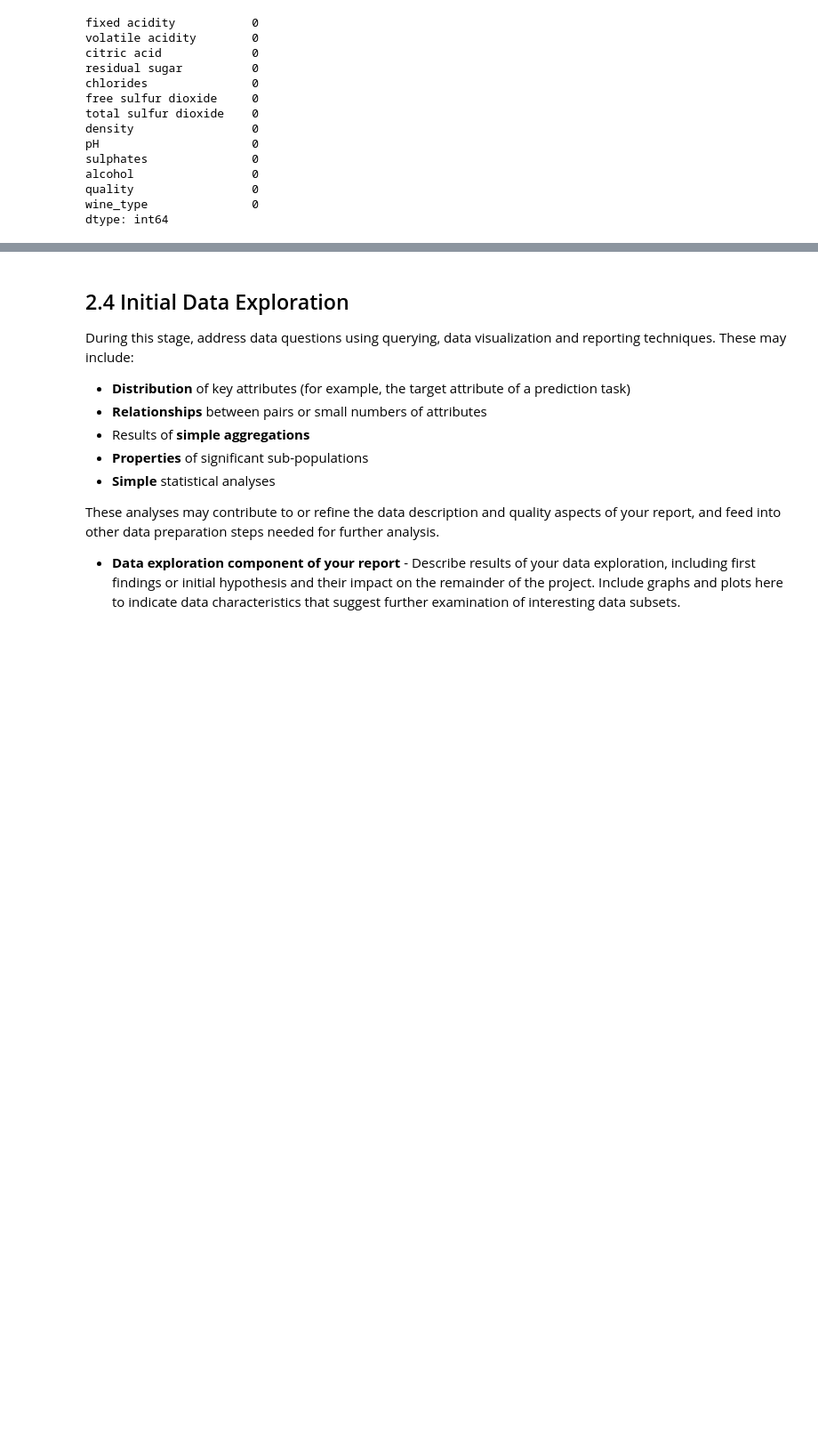
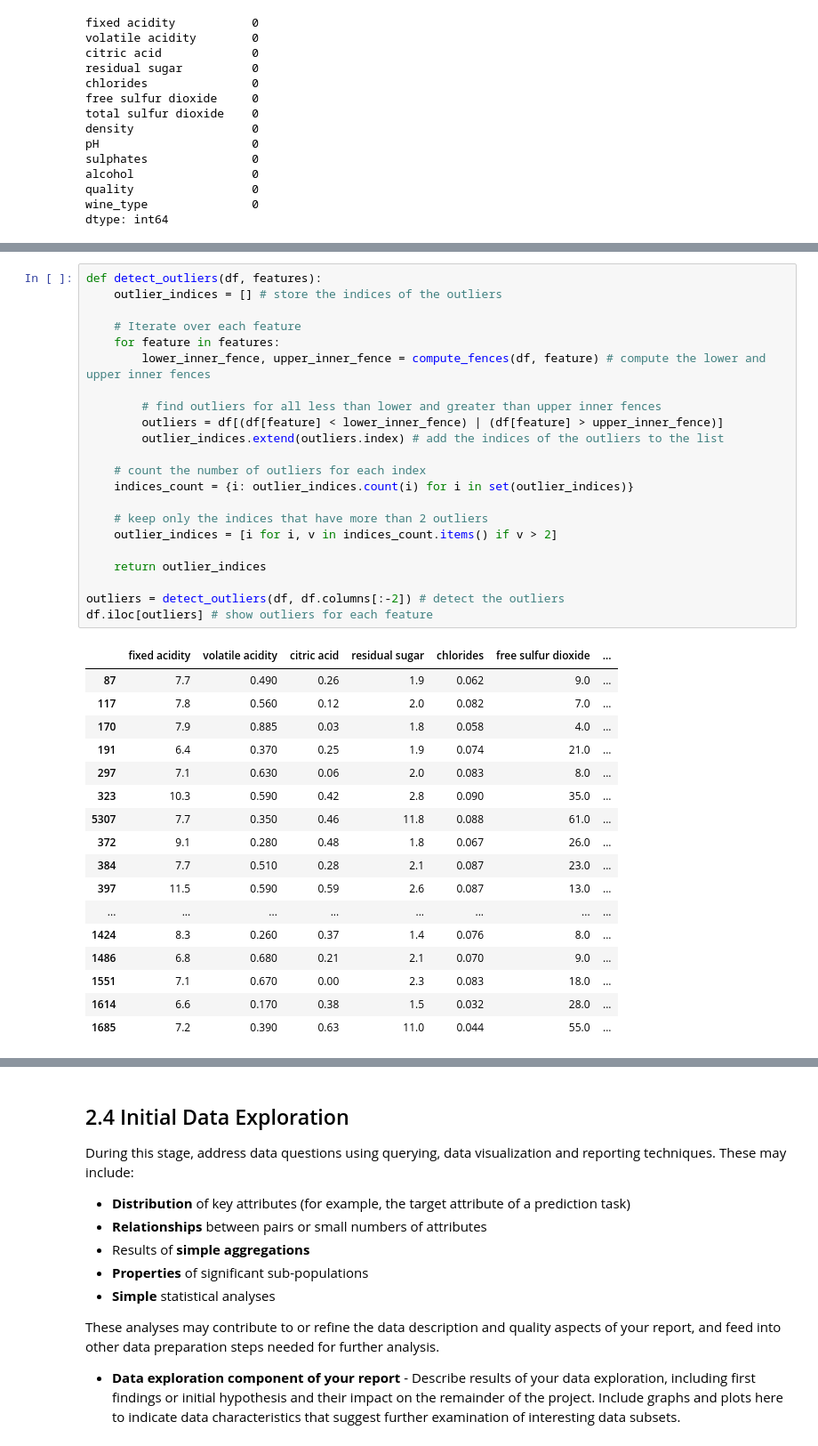
Before and after one commit to Arifuzzaman-Munaf/Predictive-Analysis-using-ML-algorithms, a Jupyter notebook: assessment_01.ipynb, the cells around one changed output, grey strips where cells are left out. Shown: that part at 89% size. Cells and saved outputs as stored; diff of their text form; blank space fills up the shorter version.

```diff
--- a/assessment_01.ipynb
+++ b/assessment_01.ipynb
@@ -266,0 +338,40 @@ https://www.itl.nist.gov/div898/handbook/prc/section1/prc16.htm
+# %%
+def detect_outliers(df, features):
+    outlier_indices = [] # store the indices of the outliers
+
+    # Iterate over each feature
+    for feature in features:
+        lower_inner_fence, upper_inner_fence = compute_fences(df, feature) # compute the lower and upper inner fences
+
+        # find outliers for all less than lower and greater than upper inner fences
+        outliers = df[(df[feature] < lower_inner_fence) | (df[feature] > upper_inner_fence)]
+        outlier_indices.extend(outliers.index) # add the indices of the outliers to the list
+
+    # count the number of outliers for each index
+    indices_count = {i: outlier_indices.count(i) for i in set(outlier_indices)}
+
+    # keep only the indices that have more than 2 outliers
+    outlier_indices = [i for i, v in indices_count.items() if v > 2]
+
+    return outlier_indices
+
+outliers = detect_outliers(df, df.columns[:-2]) # detect the outliers
+df.iloc[outliers] # show outliers for each feature
+# %% [output]
+|  | fixed acidity | volatile acidity | citric acid | residual sugar | chlorides | free sulfur dioxide | ... |
+| 87 | 7.7 | 0.490 | 0.26 | 1.9 | 0.062 | 9.0 | ... |
+| 117 | 7.8 | 0.560 | 0.12 | 2.0 | 0.082 | 7.0 | ... |
+| 170 | 7.9 | 0.885 | 0.03 | 1.8 | 0.058 | 4.0 | ... |
+| 191 | 6.4 | 0.370 | 0.25 | 1.9 | 0.074 | 21.0 | ... |
+| 297 | 7.1 | 0.630 | 0.06 | 2.0 | 0.083 | 8.0 | ... |
+| 323 | 10.3 | 0.590 | 0.42 | 2.8 | 0.090 | 35.0 | ... |
+| 5307 | 7.7 | 0.350 | 0.46 | 11.8 | 0.088 | 61.0 | ... |
+| 372 | 9.1 | 0.280 | 0.48 | 1.8 | 0.067 | 26.0 | ... |
+| 384 | 7.7 | 0.510 | 0.28 | 2.1 | 0.087 | 23.0 | ... |
+| 397 | 11.5 | 0.590 | 0.59 | 2.6 | 0.087 | 13.0 | ... |
+| ... | ... | ... | ... | ... | ... | ... | ... |
+| 1424 | 8.3 | 0.260 | 0.37 | 1.4 | 0.076 | 8.0 | ... |
+| 1486 | 6.8 | 0.680 | 0.21 | 2.1 | 0.070 | 9.0 | ... |
+| 1551 | 7.1 | 0.670 | 0.00 | 2.3 | 0.083 | 18.0 | ... |
+| 1614 | 6.6 | 0.170 | 0.38 | 1.5 | 0.032 | 28.0 | ... |
+| 1685 | 7.2 | 0.390 | 0.63 | 11.0 | 0.044 | 55.0 | ... |
```
Also changed, not shown: parts of 9 cells of this notebook.
